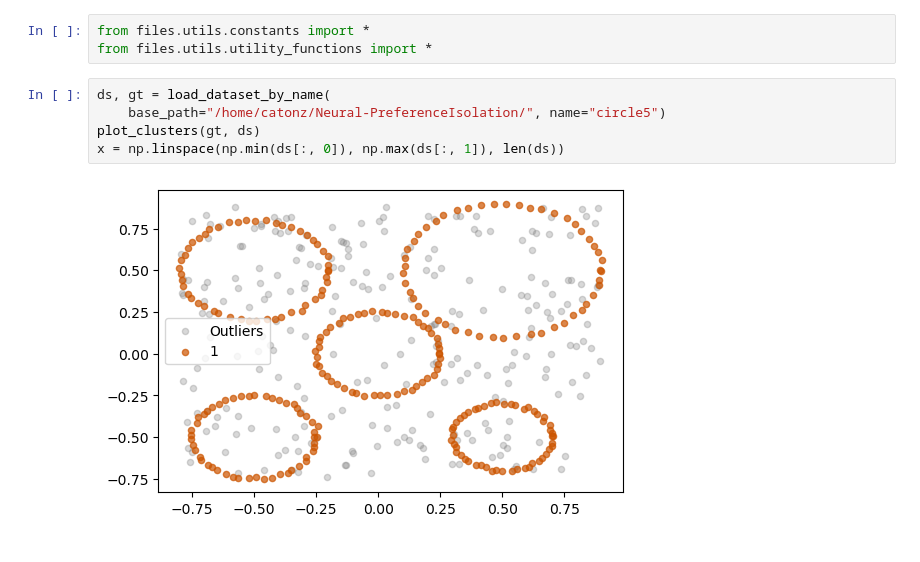
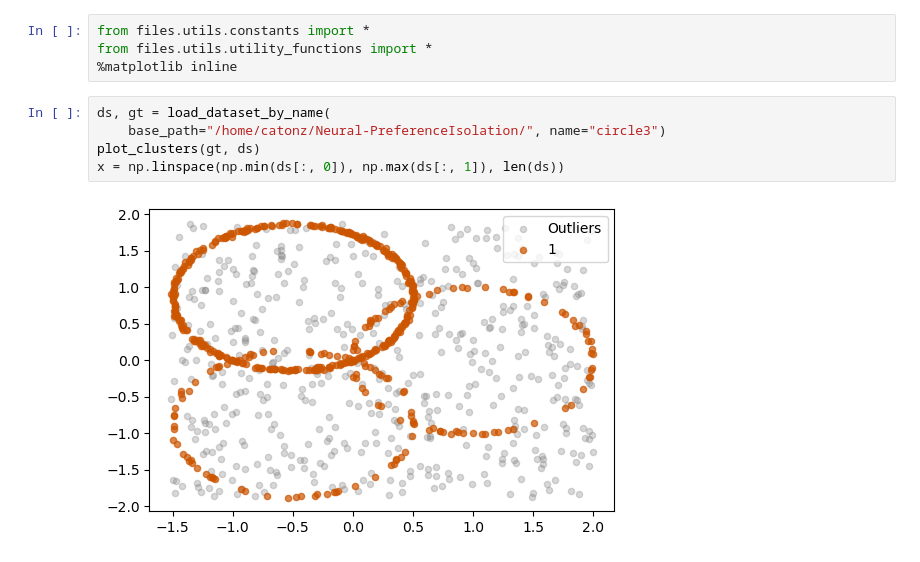
Before and after one commit to catonzio/Neural-PreferenceIsolation, a Jupyter notebook: src/notebooks/star_dataset.ipynb, the cells around one changed output. Cells and saved outputs as stored; diff of their text form.

```diff
--- a/src/notebooks/star_dataset.ipynb
+++ b/src/notebooks/star_dataset.ipynb
@@ -1,13 +1,14 @@
 # %%
 from files.utils.constants import *
 from files.utils.utility_functions import *
+%matplotlib inline
 # %%
 ds, gt = load_dataset_by_name(
-    base_path="/home/catonz/Neural-PreferenceIsolation/", name="circle5")
+    base_path="/home/catonz/Neural-PreferenceIsolation/", name="circle3")
 plot_clusters(gt, ds)
 x = np.linspace(np.min(ds[:, 0]), np.max(ds[:, 1]), len(ds))
 # %% [output]
-[figure, old version]
+[figure, new version]
 # %%
 from files.pif.pif import *
 
```
Also changed, not shown: parts of 9 cells of this notebook, 10 other files.
